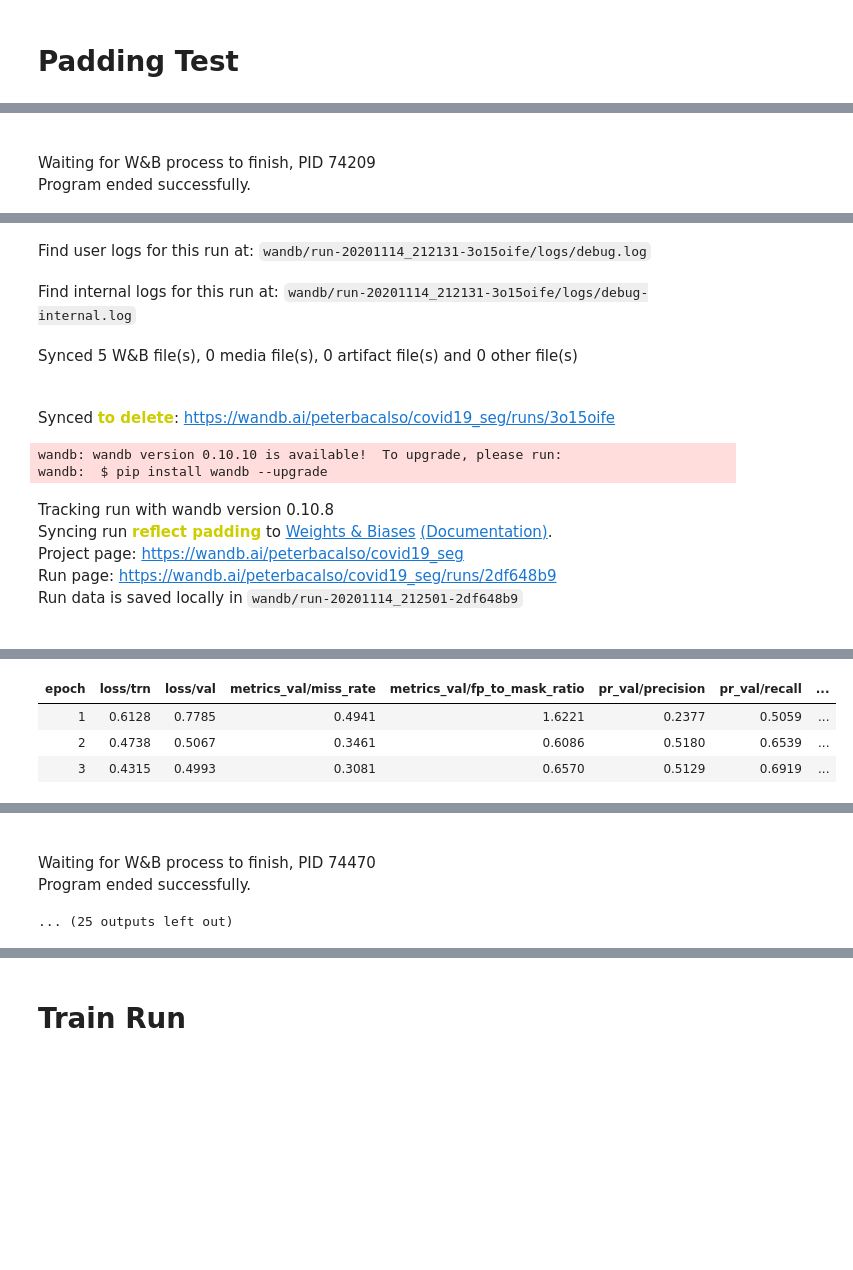
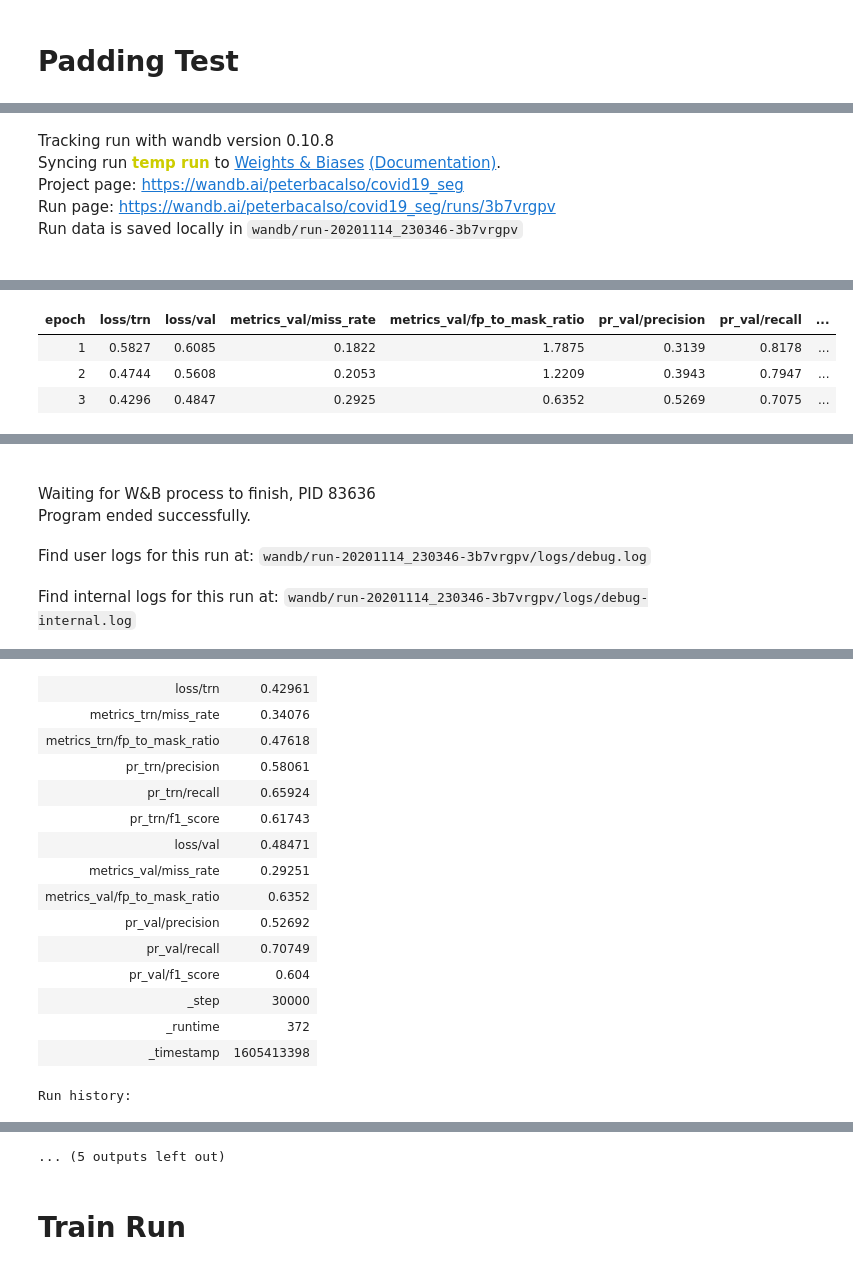
Before and after one commit to peterbacalso/covid_CT_lung_lesion_segmentation, a Jupyter notebook: experiments.ipynb, the cells around one changed output, grey strips where cells are left out. Drawn from its saved outputs; the diff is of its cells as text; code cells hidden in the pictures; blank space fills up the shorter version.

```diff
--- a/experiments.ipynb
+++ b/experiments.ipynb
@@ -116,10 +104,12 @@ run('training.CovidSegmentationTrainingApp', '--epochs=0', '--run-name=to delete
 # %% [markdown]
 # Padding Test
 # %%
+# run('training.CovidSegmentationTrainingApp', f'--epochs={experiment_epochs}', f'--batch-size={batch_size}', f'--ct-window={windows[1]}',
+#     '--augmented', '--width-irc', '7', f'{bbox_dim}', f'{bbox_dim}', f'--pad-type={pad_types[1]}', '--run-name=reflect padding')
+# run('training.CovidSegmentationTrainingApp', f'--epochs={experiment_epochs}', f'--batch-size={batch_size}', f'--ct-window={windows[1]}',
+#     '--augmented', '--width-irc', '7', f'{bbox_dim}', f'{bbox_dim}', f'--pad-type={pad_types[2]}', '--run-name=replicate padding')
 run('training.CovidSegmentationTrainingApp', f'--epochs={experiment_epochs}', f'--batch-size={batch_size}', f'--ct-window={windows[1]}',
-    '--augmented', '--width-irc', '7', f'{bbox_dim}', f'{bbox_dim}', f'--pad-type={pad_types[1]}', '--run-name=reflect padding')
-run('training.CovidSegmentationTrainingApp', f'--epochs={experiment_epochs}', f'--batch-size={batch_size}', f'--ct-window={windows[1]}',
-    '--augmented', '--width-irc', '7', f'{bbox_dim}', f'{bbox_dim}', f'--pad-type={pad_types[2]}', '--run-name=replicate padding')
+    '--augmented', '--width-irc', '7', f'{bbox_dim}', f'{bbox_dim}', f'--pad-type={pad_types[2]}', '--run-name=temp run')
 
 # dummy run to finish wandb
 run('training.CovidSegmentationTrainingApp', '--epochs=0', '--run-name=to delete')
@@ -133,2 +126,5 @@ wandb: WARNING Calling wandb.login() after wandb.init() has no effect.
-Waiting for W&B process to finish, PID 74209
-Program ended successfully.
+Tracking run with wandb version 0.10.8
+Syncing run temp run to Weights & Biases (Documentation).
+Project page: https://wandb.ai/peterbacalso/covid19_seg
+Run page: https://wandb.ai/peterbacalso/covid19_seg/runs/3b7vrgpv
+Run data is saved locally in wandb/run-20201114_230346-3b7vrgpv
@@ -134,0 +132,4 @@ Program ended successfully.
+| epoch | loss/trn | loss/val | metrics_val/miss_rate | metrics_val/fp_to_mask_ratio | pr_val/precision | pr_val/recall | ... |
+| 1 | 0.5827 | 0.6085 | 0.1822 | 1.7875 | 0.3139 | 0.8178 | ... |
+| 2 | 0.4744 | 0.5608 | 0.2053 | 1.2209 | 0.3943 | 0.7947 | ... |
+| 3 | 0.4296 | 0.4847 | 0.2925 | 0.6352 | 0.5269 | 0.7075 | ... |
@@ -135,11 +153,4 @@ Program ended successfully.
-Find user logs for this run at: wandb/run-20201114_212131-3o15oife/logs/debug.log
+Waiting for W&B process to finish, PID 83636
+Program ended successfully.
-Find internal logs for this run at: wandb/run-20201114_212131-3o15oife/logs/debug-internal.log
+Find user logs for this run at: wandb/run-20201114_230346-3b7vrgpv/logs/debug.log
-Synced 5 W&B file(s), 0 media file(s), 0 artifact file(s) and 0 other file(s)
+Find internal logs for this run at: wandb/run-20201114_230346-3b7vrgpv/logs/debug-internal.log
-Synced to delete: https://wandb.ai/peterbacalso/covid19_seg/runs/3o15oife
-wandb: wandb version 0.10.10 is available!  To upgrade, please run:
-wandb:  $ pip install wandb --upgrade
-Tracking run with wandb version 0.10.8
-Syncing run reflect padding to Weights & Biases (Documentation).
-Project page: https://wandb.ai/peterbacalso/covid19_seg
-Run page: https://wandb.ai/peterbacalso/covid19_seg/runs/2df648b9
-Run data is saved locally in wandb/run-20201114_212501-2df648b9
@@ -147,4 +156,0 @@ Run data is saved locally in wandb/run-20201114_212501-2df648b9
-| epoch | loss/trn | loss/val | metrics_val/miss_rate | metrics_val/fp_to_mask_ratio | pr_val/precision | pr_val/recall | ... |
-| 1 | 0.6128 | 0.7785 | 0.4941 | 1.6221 | 0.2377 | 0.5059 | ... |
-| 2 | 0.4738 | 0.5067 | 0.3461 | 0.6086 | 0.5180 | 0.6539 | ... |
-| 3 | 0.4315 | 0.4993 | 0.3081 | 0.6570 | 0.5129 | 0.6919 | ... |
@@ -168,3 +158,16 @@ wandb: WARNING Calling wandb.login() after wandb.init() has no effect.
-Waiting for W&B process to finish, PID 74470
-Program ended successfully.
+| loss/trn | 0.42961 |
+| metrics_trn/miss_rate | 0.34076 |
+| metrics_trn/fp_to_mask_ratio | 0.47618 |
+| pr_trn/precision | 0.58061 |
+| pr_trn/recall | 0.65924 |
+| pr_trn/f1_score | 0.61743 |
+| loss/val | 0.48471 |
+| metrics_val/miss_rate | 0.29251 |
+| metrics_val/fp_to_mask_ratio | 0.6352 |
+| pr_val/precision | 0.52692 |
+| pr_val/recall | 0.70749 |
+| pr_val/f1_score | 0.604 |
+| _step | 30000 |
+| _runtime | 372 |
+| _timestamp | 1605413398 |
-... (25 outputs left out)
+Run history:
@@ -171,2 +189,3 @@ Program ended successfully.
+... (5 outputs left out)
 # %% [markdown]
 # Train Run
```
Also changed, not shown: parts of 4 cells of this notebook, 2 other files.
